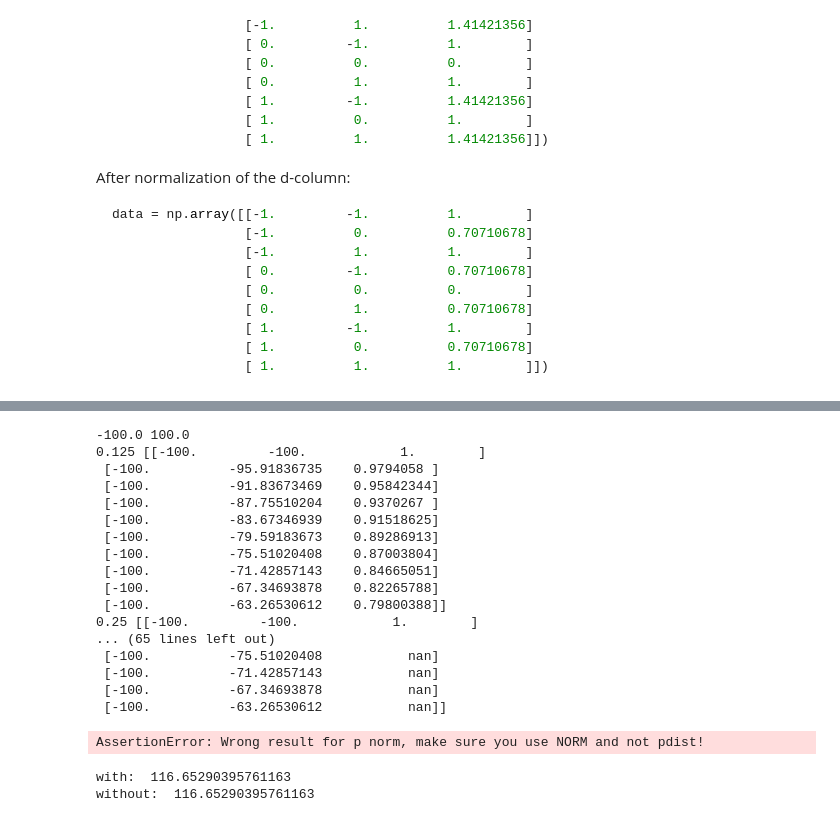
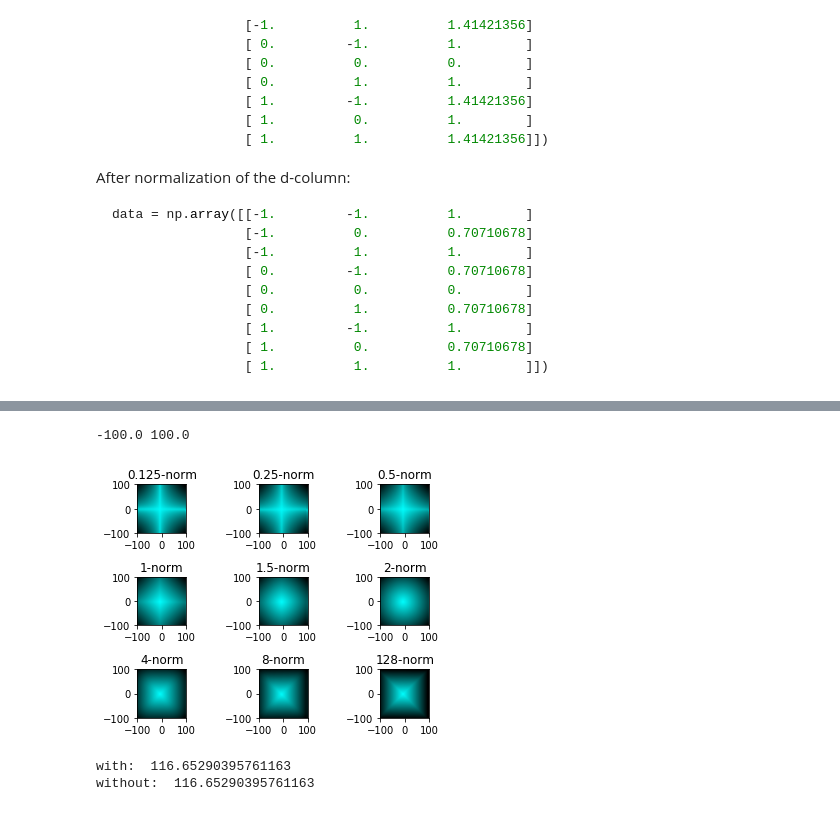
Before and after one commit to mhueppe/machine_learning, a Jupyter notebook: Sheet 03/sheet03.ipynb, the cells around one changed output, grey strips where cells are left out. Saved outputs shown, nothing was run; the diff lists cells and outputs as text; code cells hidden in the pictures.

````diff
--- a/Sheet 03/sheet03.ipynb
+++ b/Sheet 03/sheet03.ipynb
@@ -139,6 +148,9 @@ def pnorm(x, p):
     Returns:
         The p-norm of x.
     """
+    if p <= 0:
+        raise ValueError('power expected to be greater tahn zero')
+
     return np.sum(np.abs(x)**p) ** (1/p)
 # %%
 # Epsilon: Account for rounding erros
@@ -224,6 +234,7 @@ data = np.array([[-1.         -1.          1.        ]
 ```
 # %%
 %matplotlib notebook
+%matplotlib inline
 import numpy as np
 import matplotlib.pyplot as plt
 from itertools import product
@@ -242,9 +253,13 @@ assert (min(ls), max(ls)) == (-100, 100) , 'ls should range from -100 to 100, in
 
 for i, p in enumerate([1/8, 1/4, 1/2, 1, 1.5, 2, 4, 8, 128]):
     # Create a numpy array containing useful values instead of zeros.
-    data = np.array([(x,y) for x,y in product(ls,ls)])
-    data = np.array([np.append(d,pnorm([d[0],d[1]],p)/pnorm([100,100],p)) for d in data])
-    print(p,data[:10])
+        # YOUR CODE HERE
+    #print(i , p , "i and P")
+    data = np.array([[x, y, pnorm((x, y), p)] for x in ls for y in ls]) # creating 2500 combinations
+    data[:,2] = data[:,2] / np.max(data[:,2]) # normalization step
+#     print(data.size)
+#     print(data)
+#     print(data.shape)
 
     assert data[100,2]>0.9 and data[100,2]<1, "Wrong result for p norm, make sure you use NORM and not pdist!"
     assert all(data[:,2] <= 1), 'The third column should be normalized.'
@@ -265,21 +278,5 @@ for i, p in enumerate([1/8, 1/4, 1/2, 1, 1.5, 2, 4, 8, 128]):
 -100.0 100.0
-0.125 [[-100.         -100.            1.        ]
- [-100.          -95.91836735    0.9794058 ]
- [-100.          -91.83673469    0.95842344]
- [-100.          -87.75510204    0.9370267 ]
- [-100.          -83.67346939    0.91518625]
- [-100.          -79.59183673    0.89286913]
- [-100.          -75.51020408    0.87003804]
- [-100.          -71.42857143    0.84665051]
- [-100.          -67.34693878    0.82265788]
- [-100.          -63.26530612    0.79800388]]
-0.25 [[-100.         -100.            1.        ]
-... (65 lines left out)
- [-100.          -75.51020408           nan]
- [-100.          -71.42857143           nan]
- [-100.          -67.34693878           nan]
- [-100.          -63.26530612           nan]]
-AssertionError: Wrong result for p norm, make sure you use NORM and not pdist!
+[figure, added]
 # %%
 ls = np.linspace(-100,100)
 x = [100,100]
````
Also changed, not shown: parts of 19 cells of this notebook.
